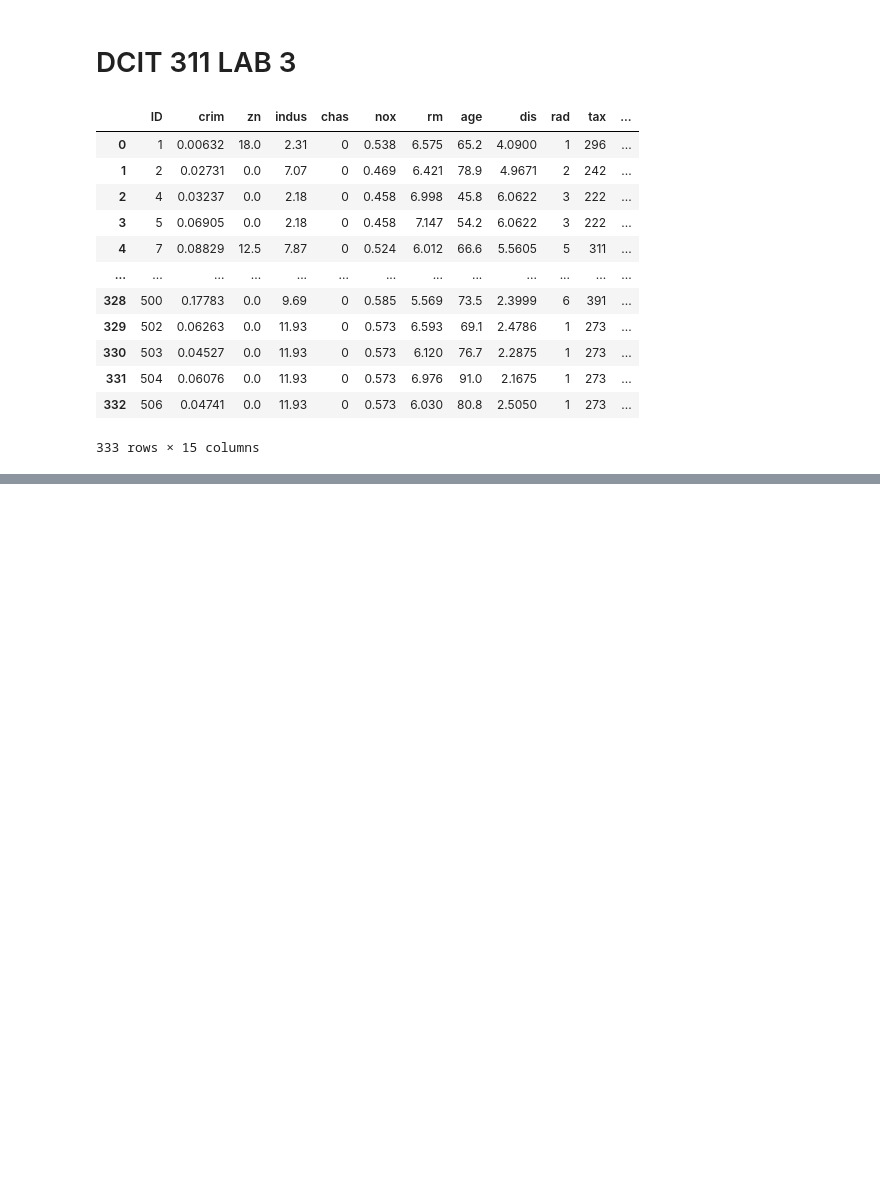
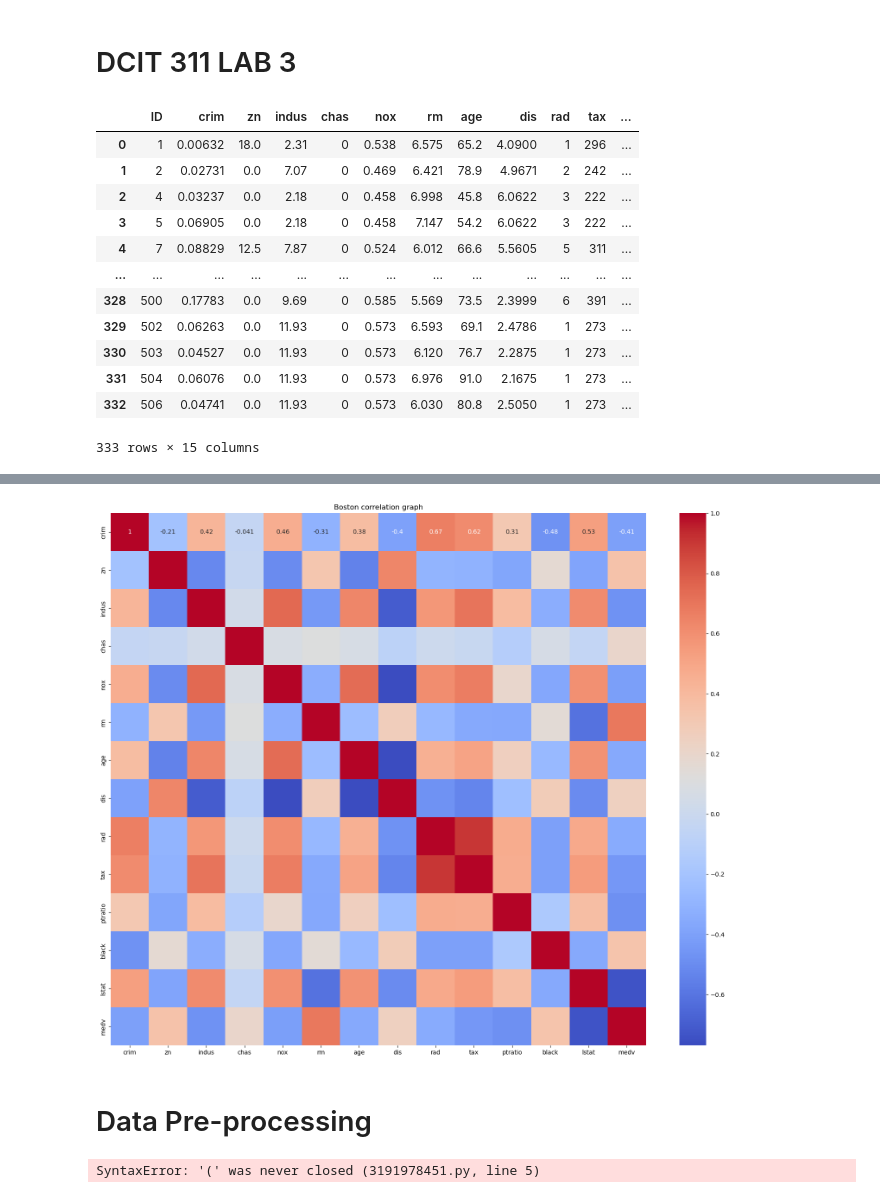
Before and after one commit to Josephus67/ML_BASICS, a Jupyter notebook: 311_lab3/brymo.ipynb, the cells around one changed output, grey strips where cells are left out. Drawn from its saved outputs; the diff is of its cells as text; code cells hidden in the pictures; blank space fills up the shorter version.

Commit message:
have begun data preprocessing

```diff
--- a/311_lab3/brymo.ipynb
+++ b/311_lab3/brymo.ipynb
@@ -21,0 +84,3 @@ df
+# %%
+df = df.drop(columns=['ID'])
+df
@@ -21,0 +120,20 @@ df
+# %%
+plt.figure(figsize=(20,16))
+sns.heatmap(df.corr(), annot=True, cmap='coolwarm')
+plt.title('Boston correlation graph')
+plt.show()
+# %% [output]
+[figure, added]
+# %% [markdown]
+# Data Pre-processing
+# %%
+scaler - MinMaxScaler()
+standardize_features = ['crim', 'zn', 'indus', 'nox', 'rm', 'age', 'dis', 'rad', 'tax', 'ptratio', 'black', 'Istat', 'medv']
+df_scaled scaler.fit_transform(df[
+
+er.fit_transform(df([standardize_features])
+pd.DataFrame(df_scaled, columns-standardize_features)
+df [standardize_features] df_scaled
+df
+# %% [output]
+SyntaxError: '(' was never closed (3191978451.py, line 5)
```
Also changed, not shown: parts of 9 cells of this notebook.
